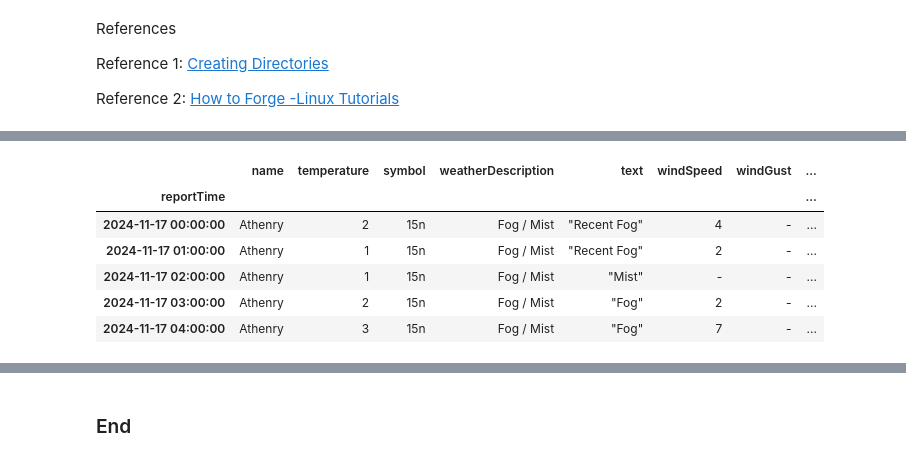
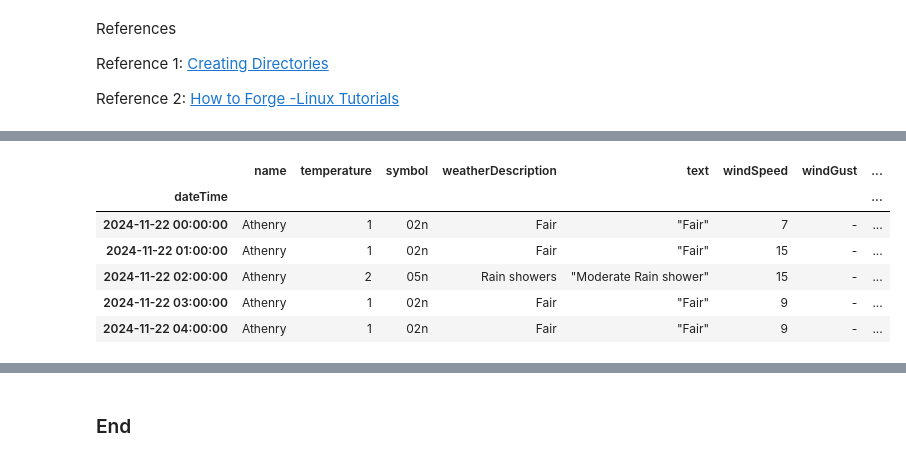
Before and after one commit to MikeCurleyCoosan/computer_infrastructure, a Jupyter notebook: weather.ipynb, the cells around one changed output, grey strips where cells are left out. Cells and saved outputs as stored; diff of their text form; code cells hidden in the pictures.

```diff
--- a/weather.ipynb
+++ b/weather.ipynb
@@ -283,0 +312,20 @@ df.describe()
+# %%
+
+# Read the data.
+daily_files = glob.glob('data/weather/*_10*_athenry.json')
+
+print(daily_files)
+
+# Read the data.
+df = pd.DataFrame()
+
+for file in daily_files:
+    #Extract the first 8 numbers from the file name
+    date_string = re.findall(r'(\d{8})', file)
+    print(date_string)
+    #Create a empty DateFromFile column in the dataframe
+
+    df = pd.concat([df, pd.read_json(file)], ignore_index=True)
+
+
+df.head()
@@ -345,6 +385,0 @@ Name: reportTime, dtype: object
-# %%
-# Convert the reportTime to datetime format
-
-df['reportTime'] = pd.to_datetime(df['reportTime'], format='%Y-%m-%d %H:%M:%S')
-
-df['reportTime']
@@ -368,0 +386,6 @@ Name: reportTime, dtype: datetime64[ns]
+# %%
+# Convert the date and time columns to datetime.
+df['dateTime'] = df['date'] + pd.to_timedelta(df['reportTime'] + ':00')
+
+
+print(df['dateTime'])
@@ -369,17 +405,17 @@ Name: reportTime, dtype: datetime64[ns]
 # %%
 # Set the reportTime as the index of the dataframe
 
-df.set_index('reportTime', inplace=True)
+df.set_index('dateTime', inplace=True)
 
 df.head()
 # %% [output]
 |  | name | temperature | symbol | weatherDescription | text | windSpeed | windGust | ... |
-| reportTime |  |  |  |  |  |  |  | ... |
-| 2024-11-17 00:00:00 | Athenry | 2 | 15n | Fog / Mist | "Recent Fog" | 4 | - | ... |
-| 2024-11-17 01:00:00 | Athenry | 1 | 15n | Fog / Mist | "Recent Fog" | 2 | - | ... |
-| 2024-11-17 02:00:00 | Athenry | 1 | 15n | Fog / Mist | "Mist" | - | - | ... |
-| 2024-11-17 03:00:00 | Athenry | 2 | 15n | Fog / Mist | "Fog" | 2 | - | ... |
-| 2024-11-17 04:00:00 | Athenry | 3 | 15n | Fog / Mist | "Fog" | 7 | - | ... |
+| dateTime |  |  |  |  |  |  |  | ... |
+| 2024-11-22 00:00:00 | Athenry | 1 | 02n | Fair | "Fair" | 7 | - | ... |
+| 2024-11-22 01:00:00 | Athenry | 1 | 02n | Fair | "Fair" | 15 | - | ... |
+| 2024-11-22 02:00:00 | Athenry | 2 | 05n | Rain showers | "Moderate Rain shower" | 15 | - | ... |
+| 2024-11-22 03:00:00 | Athenry | 1 | 02n | Fair | "Fair" | 9 | - | ... |
+| 2024-11-22 04:00:00 | Athenry | 1 | 02n | Fair | "Fair" | 9 | - | ... |
 # %%
 # Plot the hourly temperature
 
```
Also changed, not shown: parts of 31 cells of this notebook.
